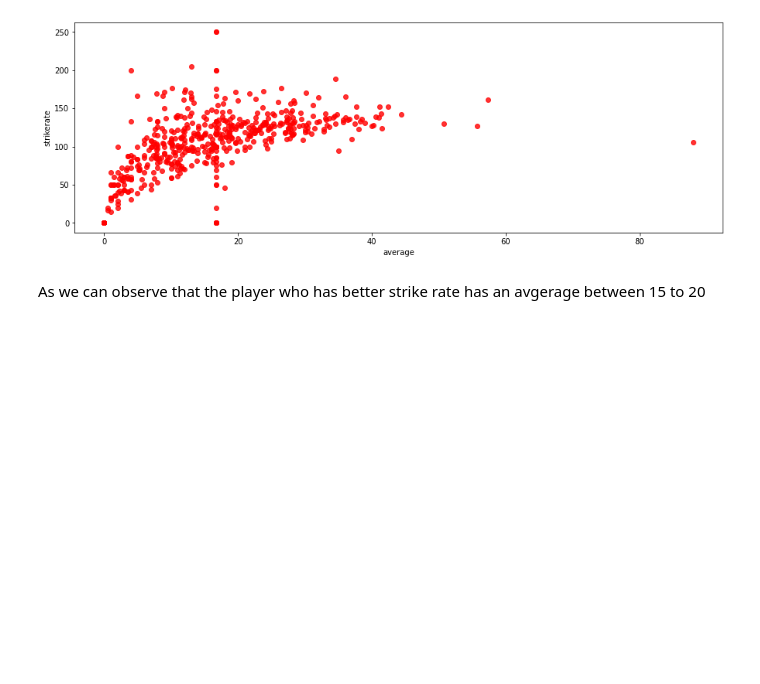
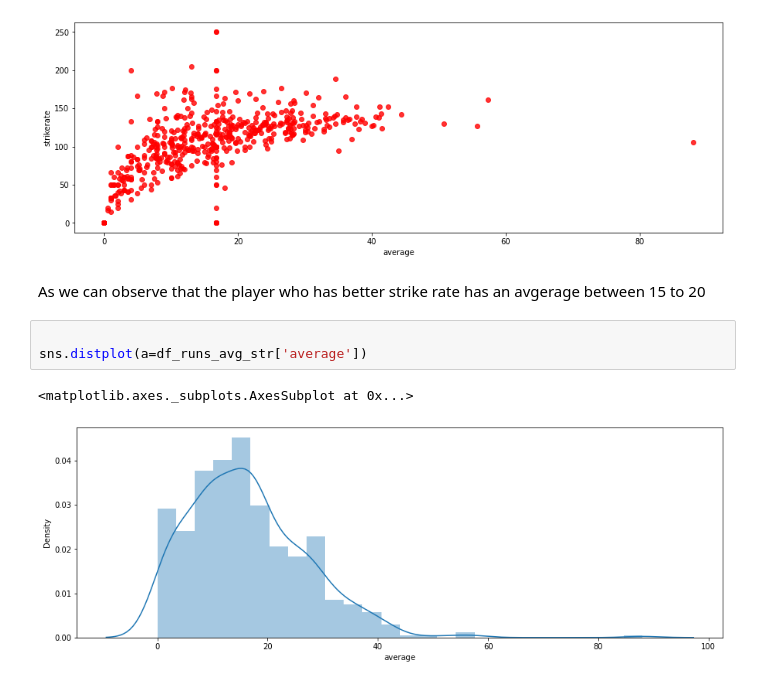
Before and after one commit to shivakumar17/IPL-anlysis, a Jupyter notebook: IPL_T20_Cricket_Analysis_Capstone_Project.ipynb, the cells around one changed output. Drawn from its saved outputs; the diff is of its cells as text; blank space fills up the shorter version.

```diff
--- a/IPL_T20_Cricket_Analysis_Capstone_Project.ipynb
+++ b/IPL_T20_Cricket_Analysis_Capstone_Project.ipynb
@@ -226,3 +227,9 @@ Text(0, 0.5, 'strikerate')
 [figure]
 # %% [markdown]
 As we can observe that the player who has better strike rate has an avgerage between 15 to 20
+# %%
+
+sns.distplot(a=df_runs_avg_str['average'])
+# %% [output]
+<matplotlib.axes._subplots.AxesSubplot at 0x...>
+[figure, added]
```
Also changed, not shown: parts of 8 cells of this notebook.
